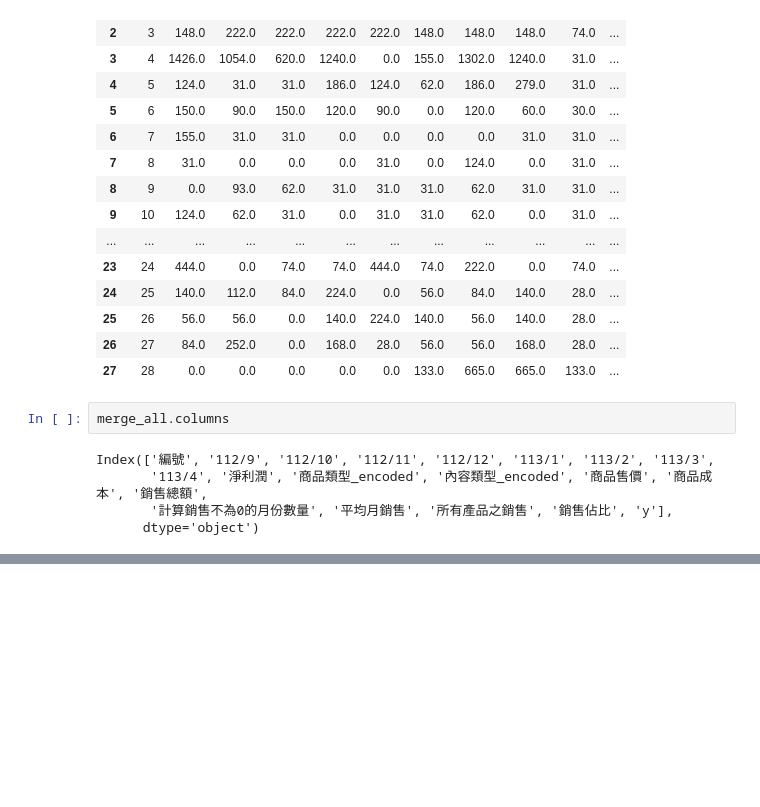
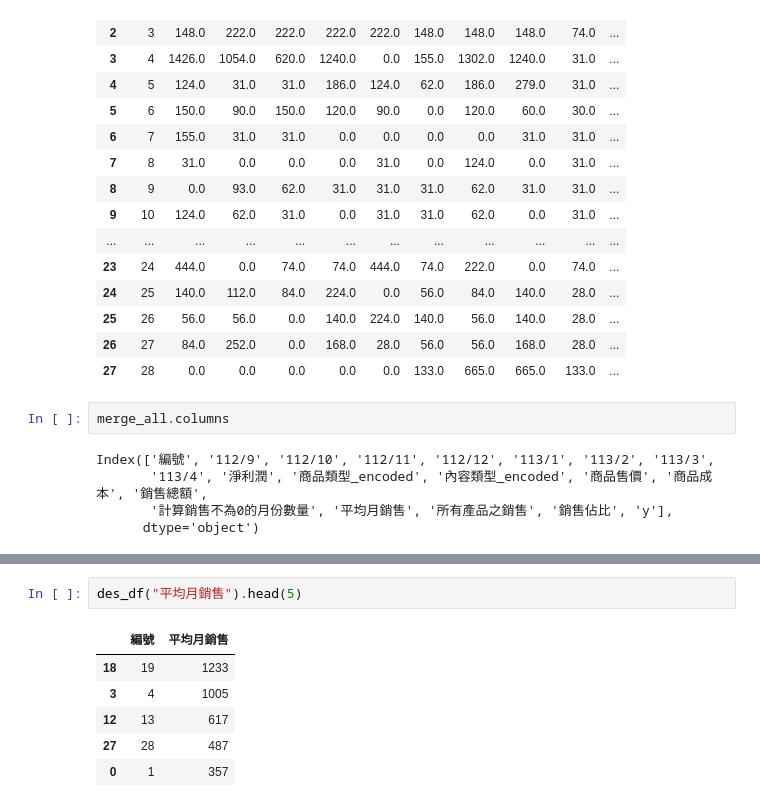
Before and after one commit to junweichen1999/brand_product_sale_analysis, a Jupyter notebook: anal_product.ipynb, the cells around one changed output, grey strips where cells are left out. Cells and saved outputs as stored; diff of their text form; blank space fills up the shorter version.

```diff
--- a/anal_product.ipynb
+++ b/anal_product.ipynb
@@ -347,0 +369,9 @@ Index(['編號', '112/9', '112/10', '112/11', '112/12', '113/1', '113/2', '113/3
+# %%
+des_df("平均月銷售").head(5)
+# %% [output]
+|  | 編號 | 平均月銷售 |
+| 18 | 19 | 1233 |
+| 3 | 4 | 1005 |
+| 12 | 13 | 617 |
+| 27 | 28 | 487 |
+| 0 | 1 | 357 |
```
Also changed, not shown: parts of 9 cells of this notebook.
